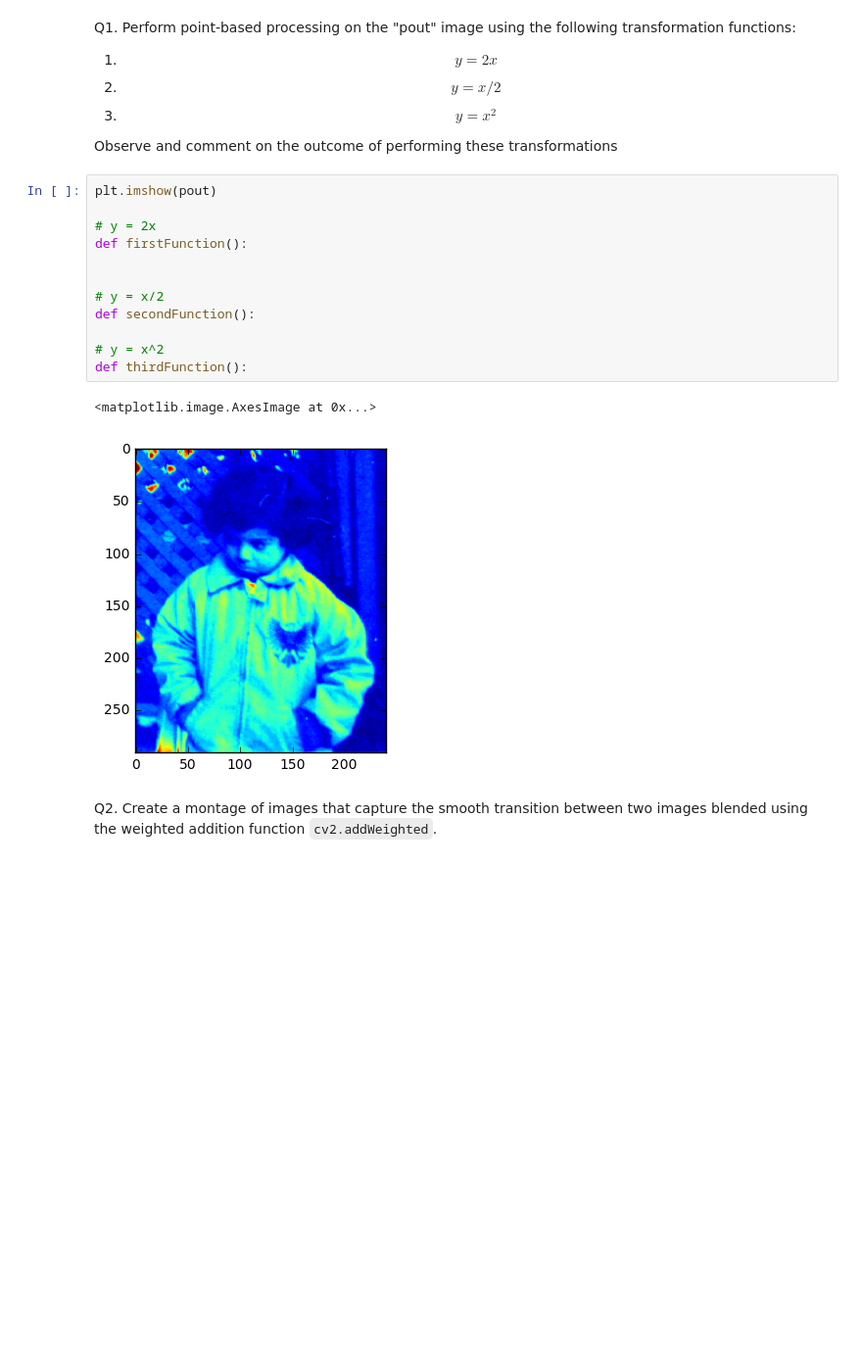
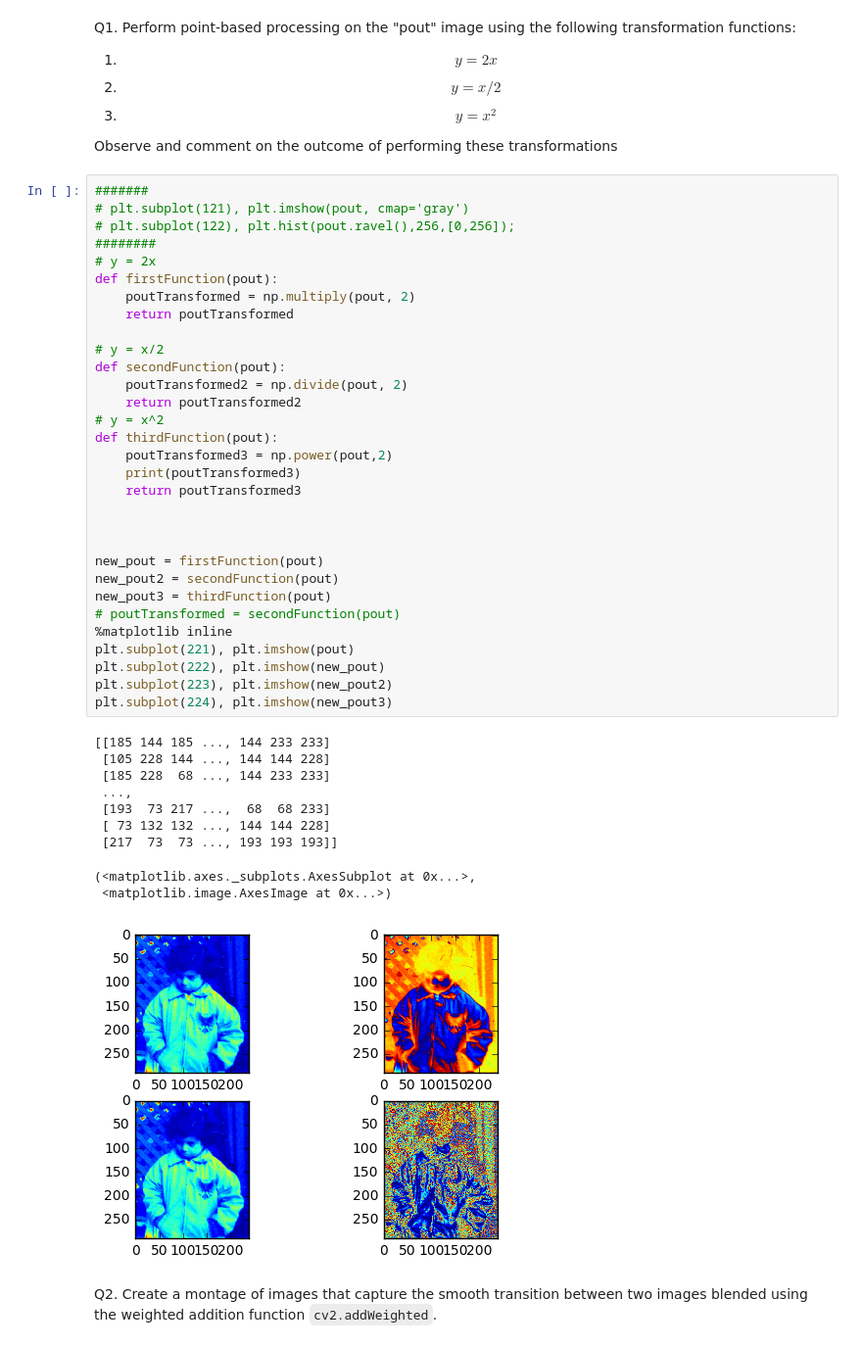
Before and after one commit to IcedDoggie/VIP_class-Materials, a Jupyter notebook: lab1/lab01.ipynb, the cells around one changed output. Shown at 98% size. Saved outputs shown, nothing was run; the diff lists cells and outputs as text; blank space fills up the shorter version.

```diff
--- a/lab1/lab01.ipynb
+++ b/lab1/lab01.ipynb
@@ -436,20 +436,47 @@ Q1. Perform point-based processing on the "pout" image using the following trans
 3. $$ y = x^2$$
 
 Observe and comment on the outcome of performing these transformations
-# %%
-plt.imshow(pout)
-
-# y = 2x
-def firstFunction():
-
-
-# y = x/2
-def secondFunction():
-
-# y = x^2
-def thirdFunction():
-# %% [output]
-<matplotlib.image.AxesImage at 0x...>
-[figure, removed]
+# %%
+#######
+# plt.subplot(121), plt.imshow(pout, cmap='gray')
+# plt.subplot(122), plt.hist(pout.ravel(),256,[0,256]);
+########
+# y = 2x
+def firstFunction(pout):
+    poutTransformed = np.multiply(pout, 2)
+    return poutTransformed
+
+# y = x/2
+def secondFunction(pout):
+    poutTransformed2 = np.divide(pout, 2)
+    return poutTransformed2
+# y = x^2
+def thirdFunction(pout):
+    poutTransformed3 = np.power(pout,2)
+    print(poutTransformed3)
+    return poutTransformed3
+
+
+
+new_pout = firstFunction(pout)
+new_pout2 = secondFunction(pout)
+new_pout3 = thirdFunction(pout)
+# poutTransformed = secondFunction(pout)
+%matplotlib inline
+plt.subplot(221), plt.imshow(pout)
+plt.subplot(222), plt.imshow(new_pout)
+plt.subplot(223), plt.imshow(new_pout2)
+plt.subplot(224), plt.imshow(new_pout3)
+# %% [output]
+[[185 144 185 ..., 144 233 233]
+ [105 228 144 ..., 144 144 228]
+ [185 228  68 ..., 144 233 233]
+ ...,
+ [193  73 217 ...,  68  68 233]
+ [ 73 132 132 ..., 144 144 228]
+ [217  73  73 ..., 193 193 193]]
+(<matplotlib.axes._subplots.AxesSubplot at 0x...>,
+ <matplotlib.image.AxesImage at 0x...>)
+[figure, added]
 # %% [markdown]
 Q2. Create a montage of images that capture the smooth transition between two images blended using the weighted addition function `cv2.addWeighted`.
```
Also changed, not shown: parts of 5 cells of this notebook.
